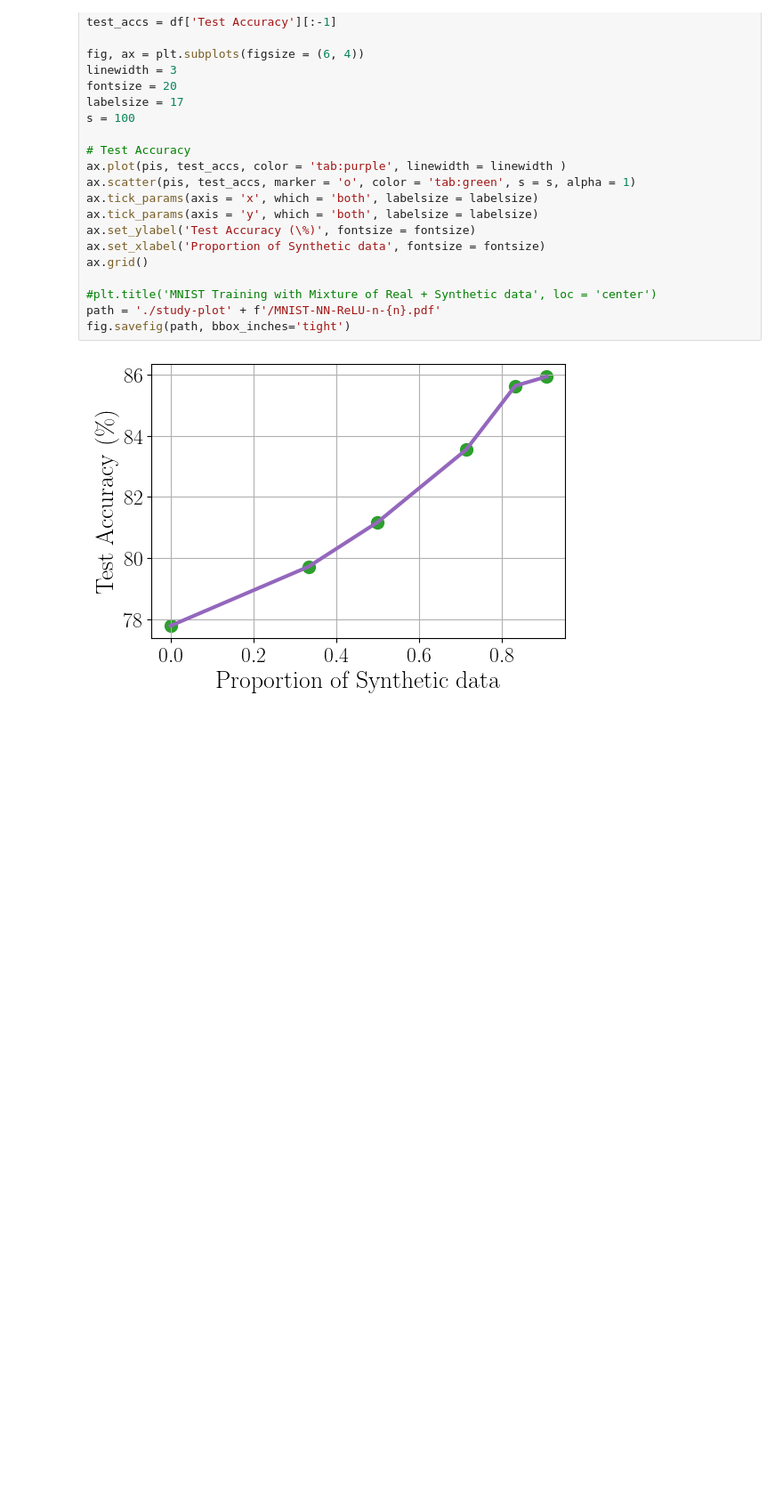
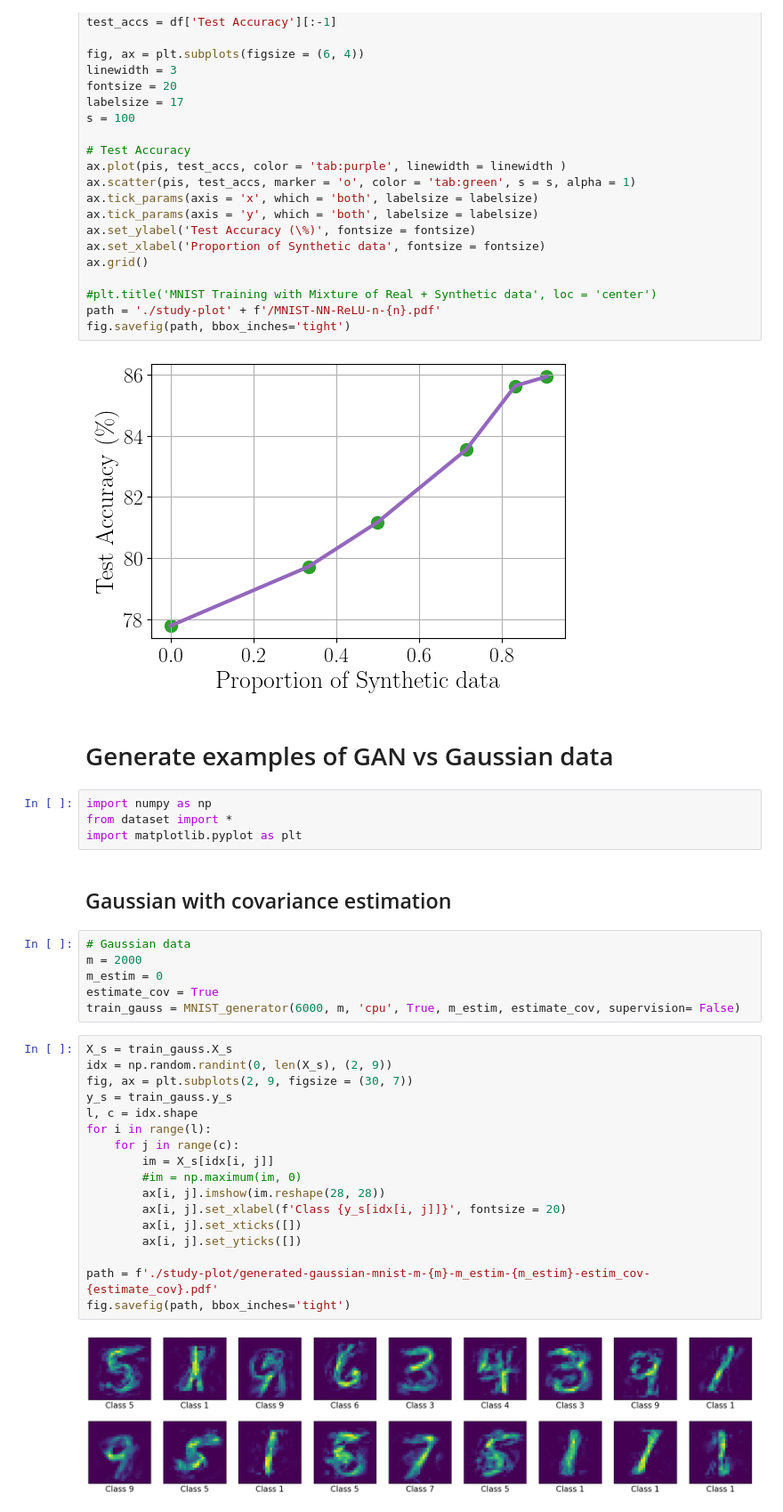
Before and after one commit to elfirdoussilab1/Synthetic-data, a Jupyter notebook: mnist.ipynb, the cells around one changed output. Shown at 89% size. Cells and saved outputs as stored; diff of their text form; blank space fills up the shorter version.

Commit message:
corrected the gaussian generation paradigm and obtained examples of gaussian and gan generated images

```diff
--- a/mnist.ipynb
+++ b/mnist.ipynb
@@ -356,3 +356,36 @@ path = './study-plot' + f'/MNIST-NN-ReLU-n-{n}.pdf'
 fig.savefig(path, bbox_inches='tight')
 # %% [output]
 [figure]
+# %% [markdown]
+# Generate examples of GAN vs Gaussian data
+# %%
+import numpy as np
+from dataset import *
+import matplotlib.pyplot as plt
+# %% [markdown]
+## Gaussian with covariance estimation
+# %%
+# Gaussian data
+m = 2000
+m_estim = 0
+estimate_cov = True
+train_gauss = MNIST_generator(6000, m, 'cpu', True, m_estim, estimate_cov, supervision= False)
+# %%
+X_s = train_gauss.X_s
+idx = np.random.randint(0, len(X_s), (2, 9))
+fig, ax = plt.subplots(2, 9, figsize = (30, 7))
+y_s = train_gauss.y_s
+l, c = idx.shape
+for i in range(l):
+    for j in range(c):
+        im = X_s[idx[i, j]]
+        #im = np.maximum(im, 0)
+        ax[i, j].imshow(im.reshape(28, 28))
+        ax[i, j].set_xlabel(f'Class {y_s[idx[i, j]]}', fontsize = 20)
+        ax[i, j].set_xticks([])
+        ax[i, j].set_yticks([])
+
+path = f'./study-plot/generated-gaussian-mnist-m-{m}-m_estim-{m_estim}-estim_cov-{estimate_cov}.pdf'
+fig.savefig(path, bbox_inches='tight')
+# %% [output]
+[figure, added]
```
Also changed, not shown: parts of 7 cells of this notebook, 6 other files.
